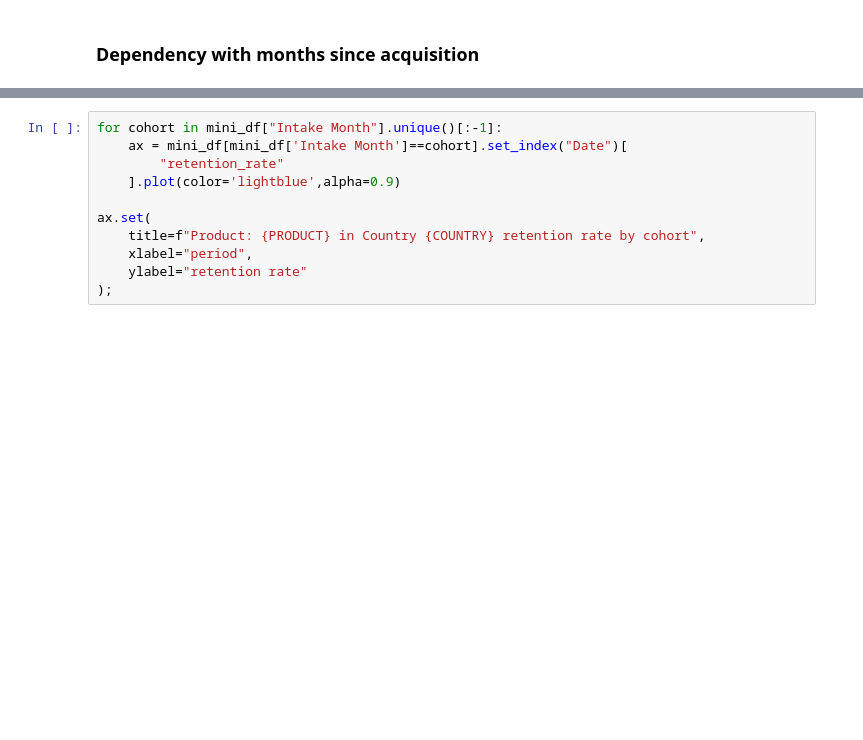
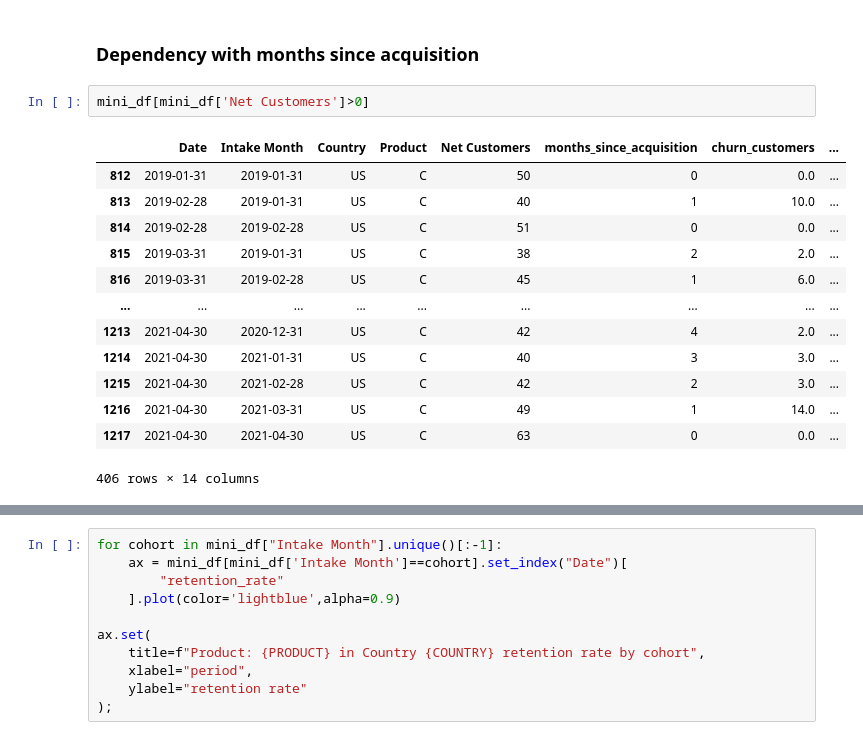
Before and after one commit to pprieri/ml, a Jupyter notebook: 11-Submissions/S/forecast_case.ipynb, the cells around one changed output, grey strips where cells are left out. Cells and saved outputs as stored; diff of their text form; blank space fills up the shorter version.

```diff
--- a/11-Submissions/S/forecast_case.ipynb
+++ b/11-Submissions/S/forecast_case.ipynb
@@ -450,3 +450,19 @@ mini_df.head(3)
 # plt.legend(bbox_to_anchor=(1.05, 1), loc='upper left', borderaxespad=0)
 # %% [markdown]
 ### Dependency with months since acquisition
+# %%
+mini_df[mini_df['Net Customers']>0]
+# %% [output]
+|  | Date | Intake Month | Country | Product | Net Customers | months_since_acquisition | churn_customers | ... |
+| 812 | 2019-01-31 | 2019-01-31 | US | C | 50 | 0 | 0.0 | ... |
+| 813 | 2019-02-28 | 2019-01-31 | US | C | 40 | 1 | 10.0 | ... |
+| 814 | 2019-02-28 | 2019-02-28 | US | C | 51 | 0 | 0.0 | ... |
+| 815 | 2019-03-31 | 2019-01-31 | US | C | 38 | 2 | 2.0 | ... |
+| 816 | 2019-03-31 | 2019-02-28 | US | C | 45 | 1 | 6.0 | ... |
+| ... | ... | ... | ... | ... | ... | ... | ... | ... |
+| 1213 | 2021-04-30 | 2020-12-31 | US | C | 42 | 4 | 2.0 | ... |
+| 1214 | 2021-04-30 | 2021-01-31 | US | C | 40 | 3 | 3.0 | ... |
+| 1215 | 2021-04-30 | 2021-02-28 | US | C | 42 | 2 | 3.0 | ... |
+| 1216 | 2021-04-30 | 2021-03-31 | US | C | 49 | 1 | 14.0 | ... |
+| 1217 | 2021-04-30 | 2021-04-30 | US | C | 63 | 0 | 0.0 | ... |
+406 rows × 14 columns
```
Also changed, not shown: parts of 5 cells of this notebook, 1 other file.
